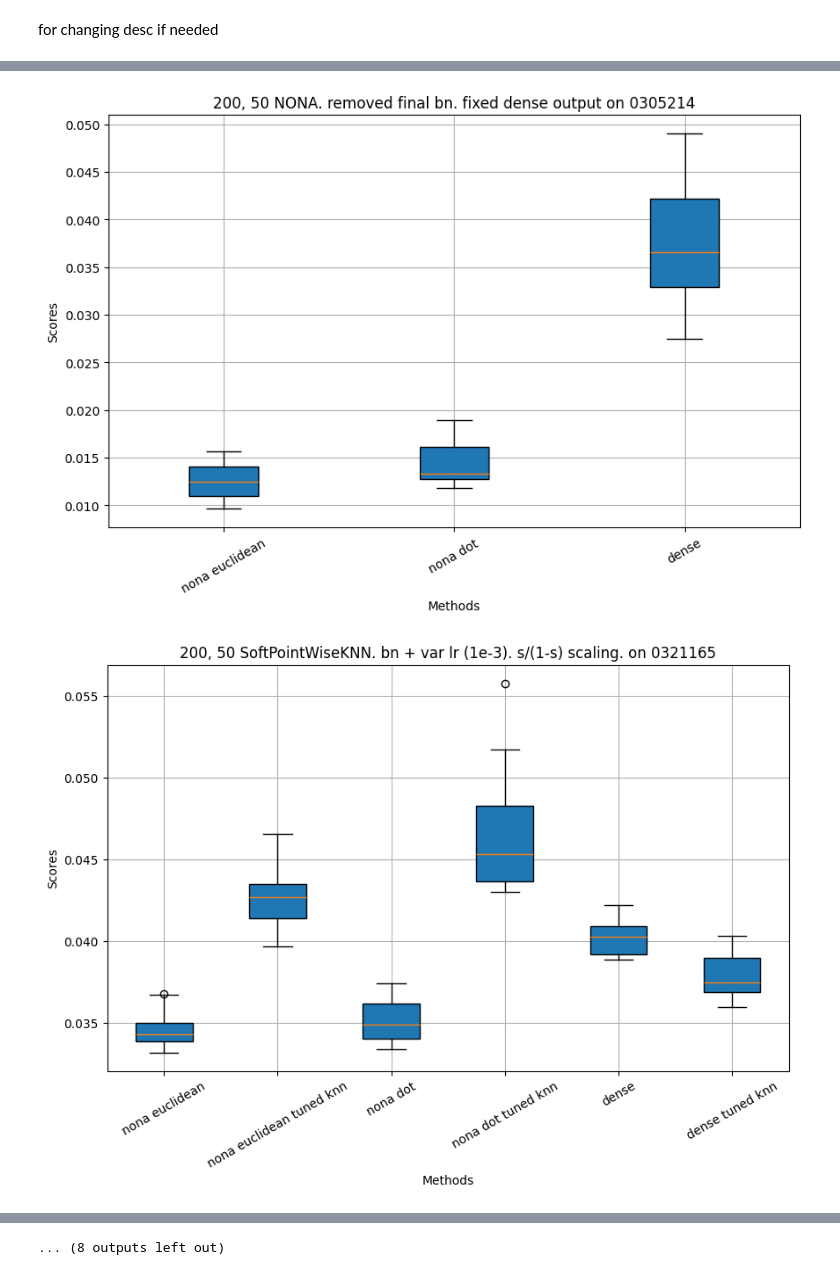
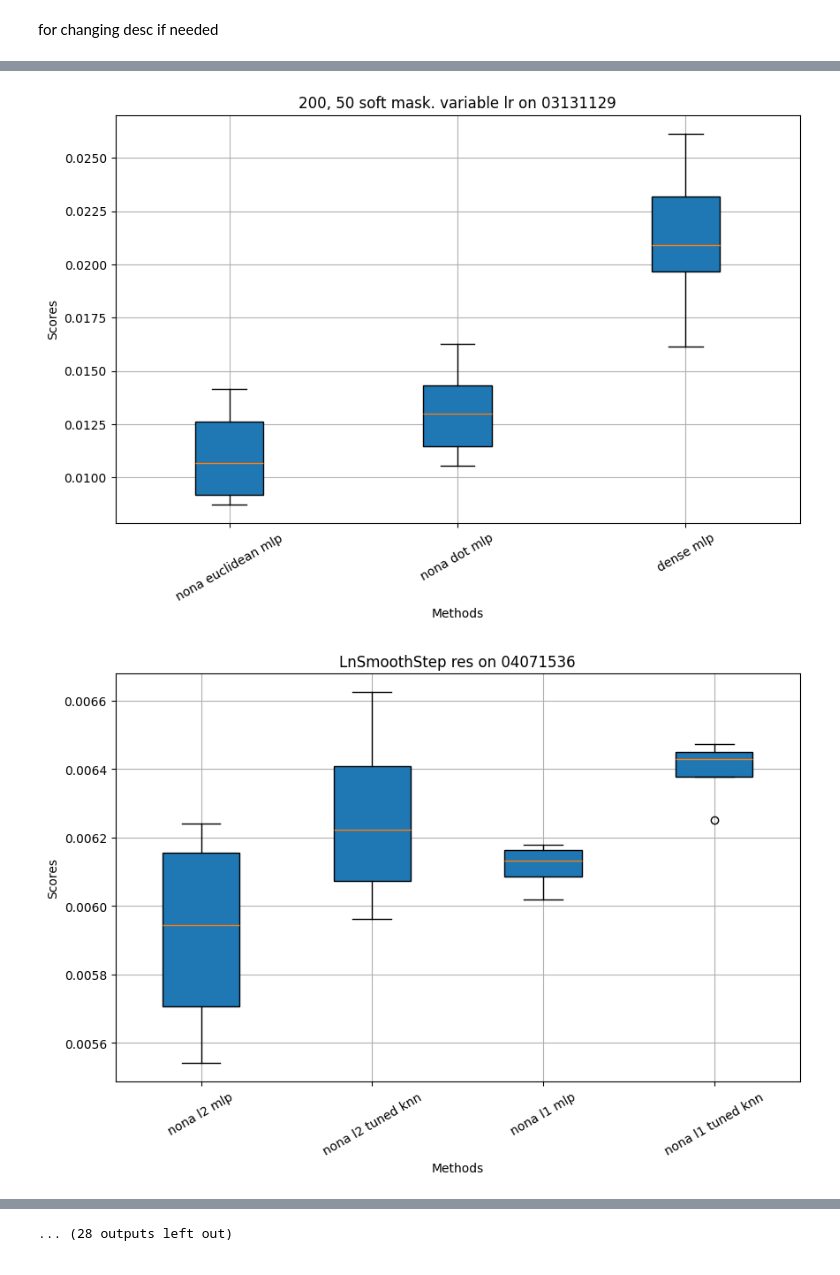
Before and after one commit to aviadsusman/nona, a Jupyter notebook: analyze_results.ipynb, the cells around one changed output, grey strips where cells are left out. Saved outputs shown, nothing was run; the diff lists cells and outputs as text; code cells hidden in the pictures.

```diff
--- a/analyze_results.ipynb
+++ b/analyze_results.ipynb
@@ -4,5 +6,5 @@ import pandas as pd
 # %%
-file_path = "results/drugs/None/scores_04031501.pkl"
+file_path = "results/rsna/scores/scores_04241435.pkl"
 with open(file_path, "rb") as file:
     results = pkl.load(file=file)
     desc = results[0]
@@ -21,7 +23,10 @@ for changing desc if needed
 #         pkl.dump(obj=results, file=file)
 # %%
 for i, scores in enumerate(scores_list):
-    print(abs(scores['nona l2 mlp'][0]))
+    if 'nona l2 mlp' in scores:
+        print(abs(scores['nona l2 mlp'][0]))
+    elif 'nona euclidean mlp' in scores:
+        print(abs(scores['nona euclidean mlp'][0]))
 
 print(i+1, 'splits')
 # %% [output]
@@ -30,4 +36,4 @@ print(i+1, 'splits')
 # %%
-scores = {method.split(" mlp")[0]: [abs(scores[method][0]) for scores in scores_list] for method in scores_list[0] if 'knn' not in method}
+scores = {' '.join(method.split()[:-1]) : [abs(scores[method][0]) for scores in scores_list] for method in scores_list[0]}# if 'knn' not in method}
 # %%
 bplot = pd.DataFrame(scores).boxplot(rot=30)
@@ -36,0 +44,9 @@ bplot = pd.DataFrame(scores).boxplot(rot=30)
+# %%
+scores = pd.DataFrame(scores)
+plt.figure(figsize=(10, 6))
+plt.boxplot(scores.values, tick_labels=scores.columns, vert=True, patch_artist=True)
+plt.xticks(rotation=0, fontsize=16)
+# plt.title(f'{desc} on {date}')
+plt.ylabel("MSE", fontsize=16)
+# plt.grid(True)
+plt.show(block=True)
@@ -58,39 +69,42 @@ dense tuned knn        0.005083
 dtype: float64
 # %%
-import os
-import matplotlib.pyplot as plt
-import pickle as pkl
-import pandas as pd
-
 results_dir = "results/rsna"
 nona_l2_medians = []
 for file_name in os.listdir(results_dir):
     if file_name.endswith(".pkl"):
         file_path = os.path.join(results_dir, file_name)
-        date = file_name[7:-5]
+        date = file_name.split('_')[1]
+        date = date.split('.')[0]
 
-        if date[1] == "3":
-            with open(file_path, "rb") as file:
-                results = pkl.load(file)
+        with open(file_path, "rb") as file:
+            results = pkl.load(file)
+
+            if isinstance(results[0], str):
                 desc = results[0]
                 scores_list = results[1:]
+            else:
+                desc = results[-1]
+                scores_list = results[:-1]
 
-                scores = {
-                    method.split(" mlp")[0]: [abs(scores[method][0]) for scores in scores_list]
-                    for method in scores_list[0]
-                }
+            scores = {
+                method: [abs(scores[method][0]) for scores in scores_list]
+                for method in scores_list[0]
+            }
 
-                df = pd.DataFrame(scores)
-                if 'nona dot' in df.columns:
-                    median_nona_l2 = df['nona dot'].median()
-                    nona_l2_medians.append([median_nona_l2, date])
+            df = pd.DataFrame(scores)
+            if 'nona l2 mlp' in df.columns:
+                median_nona_l2 = df['nona l2 mlp'].median()
+                nona_l2_medians.append([median_nona_l2, date])
+            if 'nona euclidean mlp' in df.columns:
+                median_nona_l2 = df['nona euclidean mlp'].median()
+                nona_l2_medians.append([median_nona_l2, date])
 
-                plt.figure(figsize=(10, 6))
-                plt.boxplot(df.values, tick_labels=df.columns, vert=True, patch_artist=True)
-                plt.xticks(rotation=30)
-                plt.title(f'{desc} on {date}')
-                plt.xlabel("Methods")
-                plt.ylabel("Scores")
-                plt.grid(True)
-                plt.show(block=True)
+            plt.figure(figsize=(10, 6))
+            plt.boxplot(df.values, tick_labels=df.columns, vert=True, patch_artist=True)
+            plt.xticks(rotation=30)
+            plt.title(f'{desc} on {date}')
+            plt.xlabel("Methods")
+            plt.ylabel("Scores")
+            plt.grid(True)
+            plt.show(block=True)
 # %% [output]
@@ -99,2 +113,2 @@ for file_name in os.listdir(results_dir):
-[figure, old version]
+[figure, new version]
-[figure, old version]
+[figure, new version]
@@ -109,4 +123,4 @@ for file_name in os.listdir(results_dir):
-... (8 outputs left out)
+... (28 outputs left out)
 # %%
 sorted(nona_l2_medians, key = lambda x: x[0])
 # %% [output]
```
Also changed, not shown: parts of 18 cells of this notebook, 16 other files.
